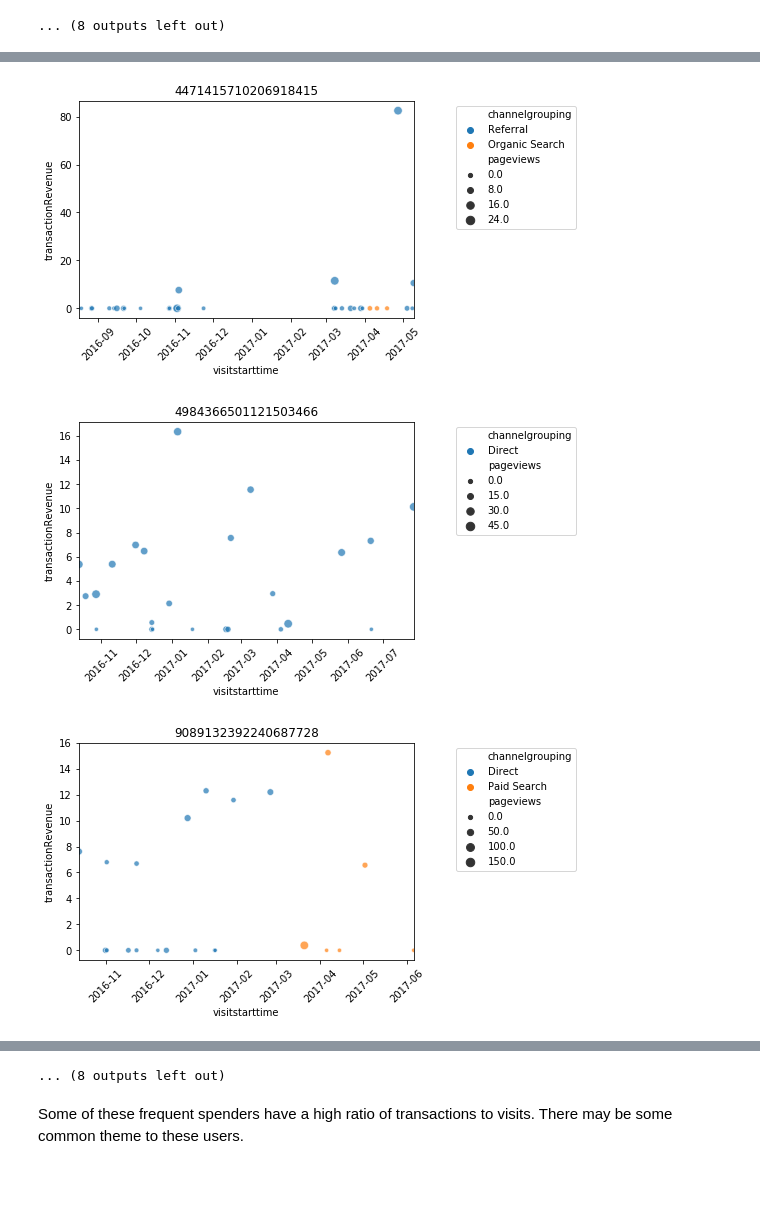
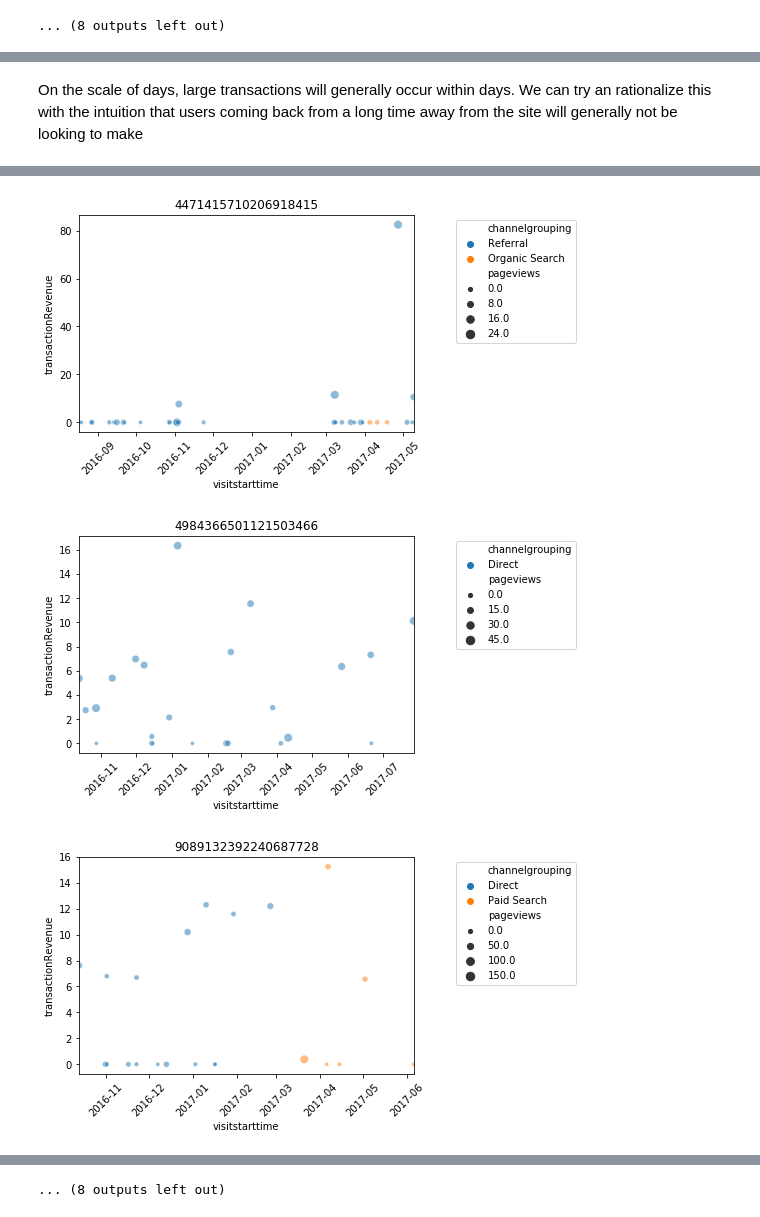
Before and after one commit to romandtse07/google_analytics_kaggle, a Jupyter notebook: SQL.ipynb, the cells around one changed output, grey strips where cells are left out. Saved outputs shown, nothing was run; the diff lists cells and outputs as text; code cells hidden in the pictures; blank space fills up the shorter version.

Commit message:
probably should have committed earlier

```diff
--- a/SQL.ipynb
+++ b/SQL.ipynb
@@ -680,8 +657,0 @@ freq_spender = dictUnravel(freq_spender)
-# %%
-top_spender = visitFix(top_spender)
-# %%
-freq_spender = visitFix(freq_spender)
-# %%
-top_spender = moneyFix(top_spender)
-# %%
-freq_spender = moneyFix(freq_spender)
@@ -763,8 +696,10 @@ for spender in freq_order.fullvisitorid.unique()[:20]:
+# %% [markdown]
+On the scale of days, large transactions will generally occur within days.  We can try an rationalize this with the intuition that users coming back from a long time away from the site will generally not be looking to make
 # %%
 for spender in top_order.fullvisitorid.unique()[:20]:
     plt.figure()
     df = top_spender.query(f'fullvisitorid == "{spender}"')
-    sns.scatterplot('visitstarttime', 'transactionRevenue', data=df, alpha=.7, hue='channelgrouping', size='pageviews', x_jitter=1, y_jitter=1)
+    sns.scatterplot('visitstarttime', 'transactionRevenue', data=df, alpha=.5, hue='channelgrouping', size='pageviews', x_jitter=1, y_jitter=1)
     plt.title(spender);
     plt.legend(bbox_to_anchor=(1.5,1))
     plt.xlim(df.visitstarttime.min(), df.visitstarttime.max());
@@ -776,3 +711,3 @@ for spender in top_order.fullvisitorid.unique()[:20]:
-[figure, old version]
+[figure, new version]
-[figure, old version]
+[figure, new version]
-[figure, old version]
+[figure, new version]
@@ -784,4 +719,2 @@ for spender in top_order.fullvisitorid.unique()[:20]:
 [figure]
 ... (8 outputs left out)
-# %% [markdown]
-Some of these frequent spenders have a high ratio of transactions to visits.  There may be some common theme to these users.
```
Also changed, not shown: parts of 35 cells of this notebook, 7 other files.
